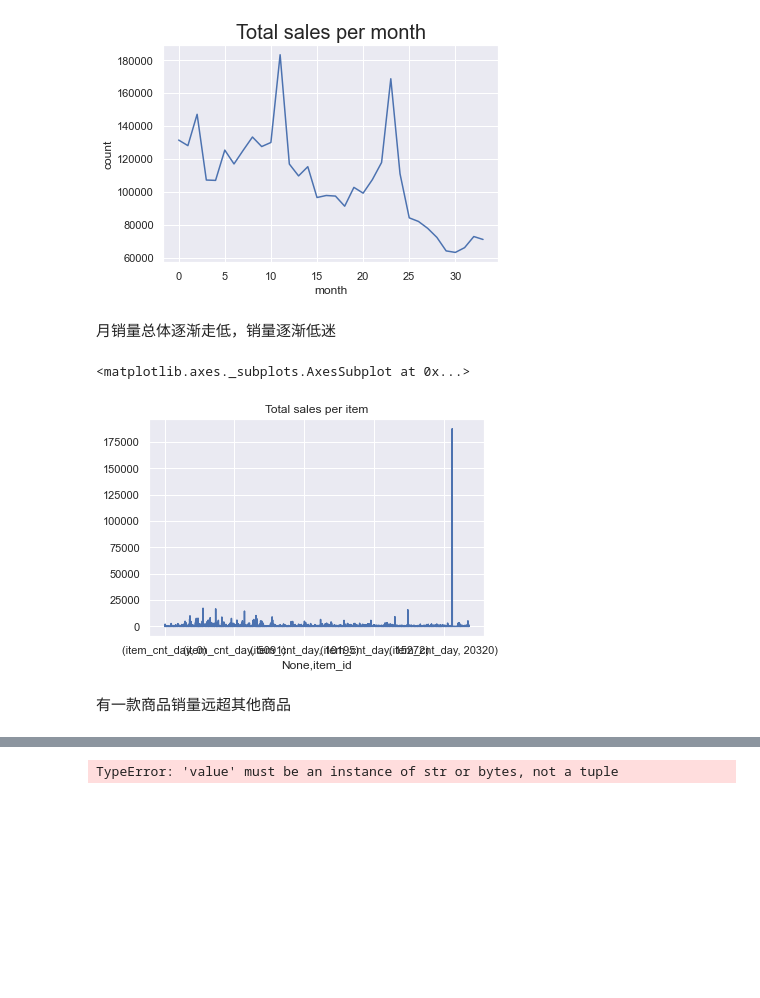
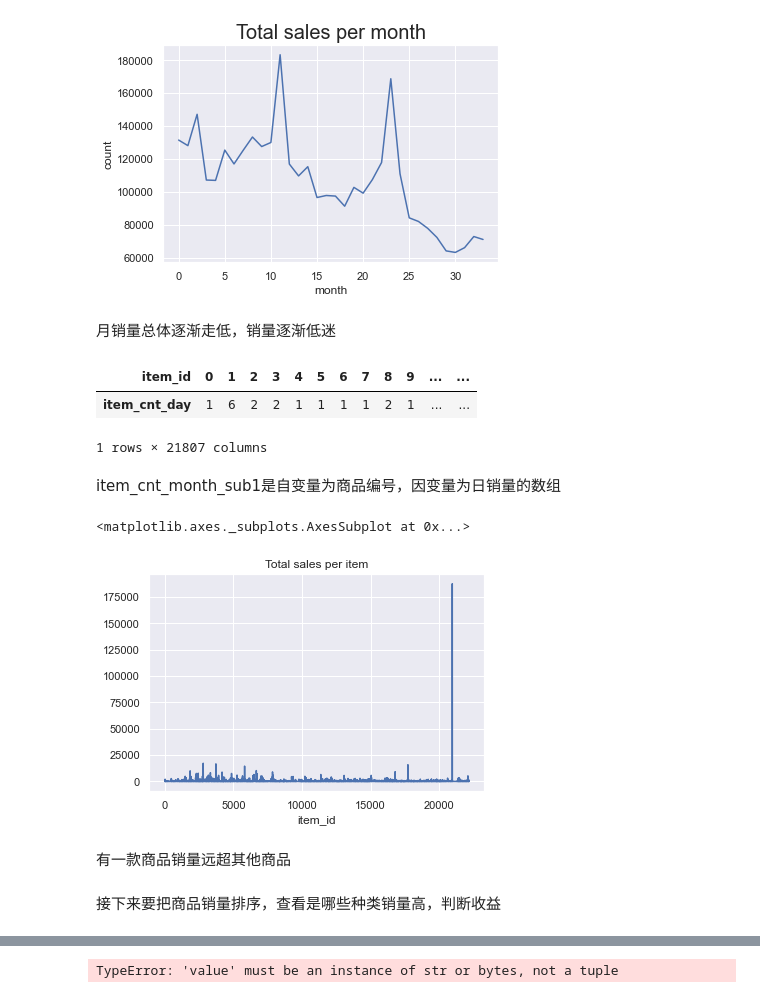
Before and after one commit to KiritotiriK/Predict-Future-Sales, a Jupyter notebook: Predict Future Sales.ipynb, the cells around one changed output, grey strips where cells are left out. Drawn from its saved outputs; the diff is of its cells as text; code cells hidden in the pictures; blank space fills up the shorter version.

```diff
--- a/Predict Future Sales.ipynb
+++ b/Predict Future Sales.ipynb
@@ -361,18 +328,29 @@ plt.show()
 # axes = ax.flatten()
 # %% [output]
 [figure]
-# %% [markdown]
-月销量总体逐渐走低，销量逐渐低迷
-# %%
-# fig, axes = plt.subplots(1,1, figsize=(20, 8))
-# plt.title('total sales per item',fontsize=20)
-item_cnt_month.sum(0).plot( title='Total sales per item')  # 每个商品的总销量
-# plt.xlabel("item")
-# plt.ylabel("count")
-# plt.show()
-# plt.show()
-# %% [output]
-<matplotlib.axes._subplots.AxesSubplot at 0x...>
-[figure, removed]
-# %% [markdown]
-有一款商品销量远超其他商品
+# %% [markdown]
+月销量总体逐渐走低，销量逐渐低迷
+# %%
+item_cnt_month_sub1 = pd.pivot_table(train,columns=[u'item_id'],values=[u'item_cnt_day'],aggfunc=sum,fill_value=0)
+item_cnt_month_sub1
+# %% [output]
+| item_id | 0 | 1 | 2 | 3 | 4 | 5 | 6 | 7 | 8 | 9 | ... | ... |
+| item_cnt_day | 1 | 6 | 2 | 2 | 1 | 1 | 1 | 1 | 2 | 1 | ... | ... |
+1 rows × 21807 columns
+# %% [markdown]
+item_cnt_month_sub1是自变量为商品编号，因变量为日销量的数组
+# %%
+# fig, axes = plt.subplots(1,1, figsize=(20, 8))
+# plt.title('total sales per item',fontsize=20)
+item_cnt_month_sub1.sum(0).plot( title='Total sales per item')  # 每个商品的总销量
+# plt.xlabel("item")
+# plt.ylabel("count")
+# plt.show()
+# plt.show()
+# %% [output]
+<matplotlib.axes._subplots.AxesSubplot at 0x...>
+[figure, added]
+# %% [markdown]
+有一款商品销量远超其他商品
+# %% [markdown]
+接下来要把商品销量排序，查看是哪些种类销量高，判断收益
```
Also changed, not shown: parts of 37 cells of this notebook.
